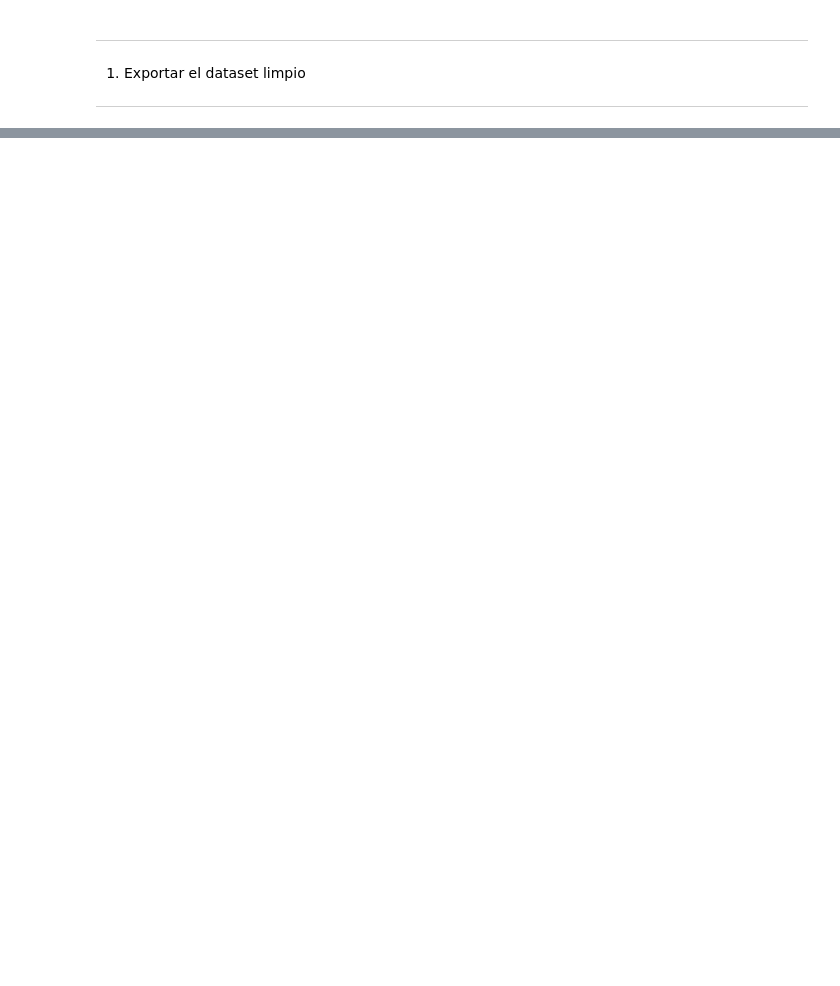
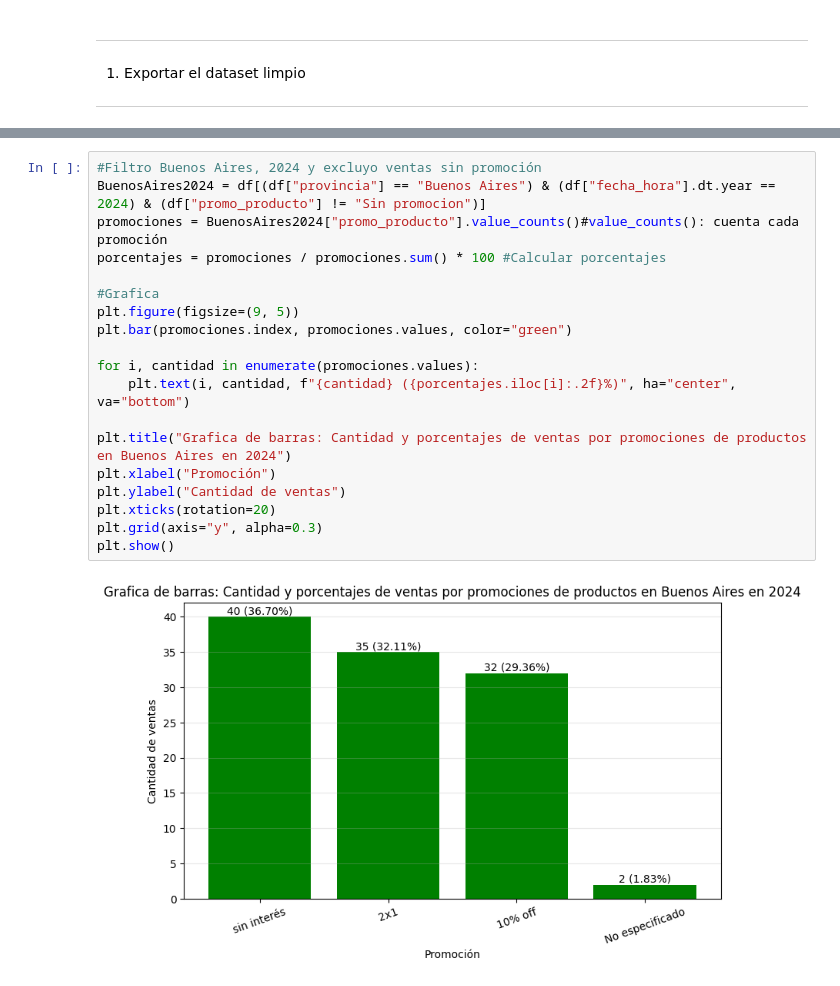
Before and after one commit to IlianRodriguez/Topicos-especiales-II, a Jupyter notebook: Laboratorios/Laboratorio2/Laboratorio2_IlianRodriguez.ipynb, the cells around one changed output, grey strips where cells are left out. Cells and saved outputs as stored; diff of their text form; blank space fills up the shorter version.

```diff
--- a/Laboratorios/Laboratorio2/Laboratorio2_IlianRodriguez.ipynb
+++ b/Laboratorios/Laboratorio2/Laboratorio2_IlianRodriguez.ipynb
@@ -856,0 +954,21 @@ El archivo se exportó con éxito.
+# %%
+#Filtro Buenos Aires, 2024 y excluyo ventas sin promoción
+BuenosAires2024 = df[(df["provincia"] == "Buenos Aires") & (df["fecha_hora"].dt.year == 2024) & (df["promo_producto"] != "Sin promocion")]
+promociones = BuenosAires2024["promo_producto"].value_counts()#value_counts(): cuenta cada promoción
+porcentajes = promociones / promociones.sum() * 100 #Calcular porcentajes
+
+#Grafica
+plt.figure(figsize=(9, 5))
+plt.bar(promociones.index, promociones.values, color="green")
+
+for i, cantidad in enumerate(promociones.values):
+    plt.text(i, cantidad, f"{cantidad} ({porcentajes.iloc[i]:.2f}%)", ha="center", va="bottom")
+
+plt.title("Grafica de barras: Cantidad y porcentajes de ventas por promociones de productos en Buenos Aires en 2024")
+plt.xlabel("Promoción")
+plt.ylabel("Cantidad de ventas")
+plt.xticks(rotation=20)
+plt.grid(axis="y", alpha=0.3)
+plt.show()
+# %% [output]
+[figure, added]
```
Also changed, not shown: parts of 22 cells of this notebook.
